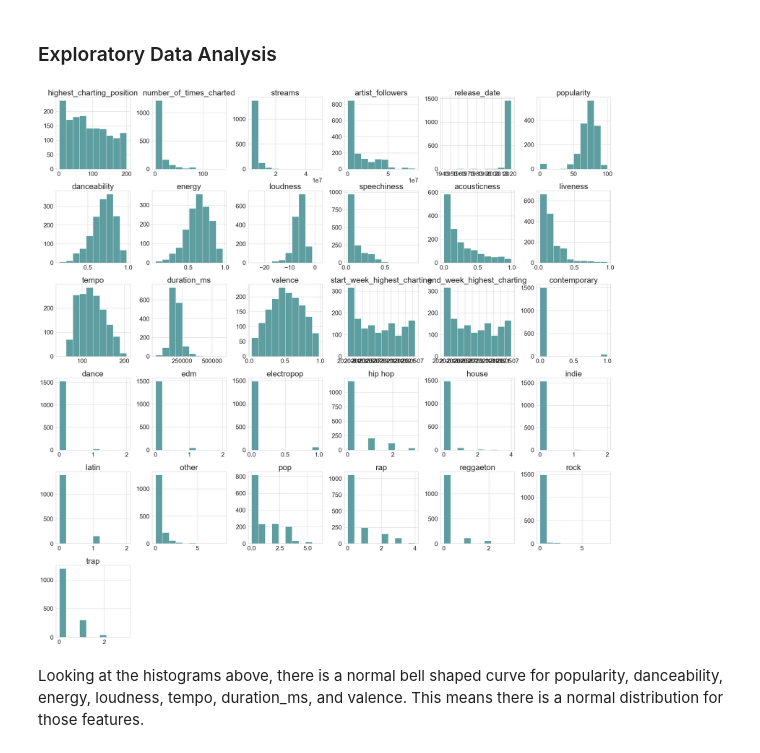
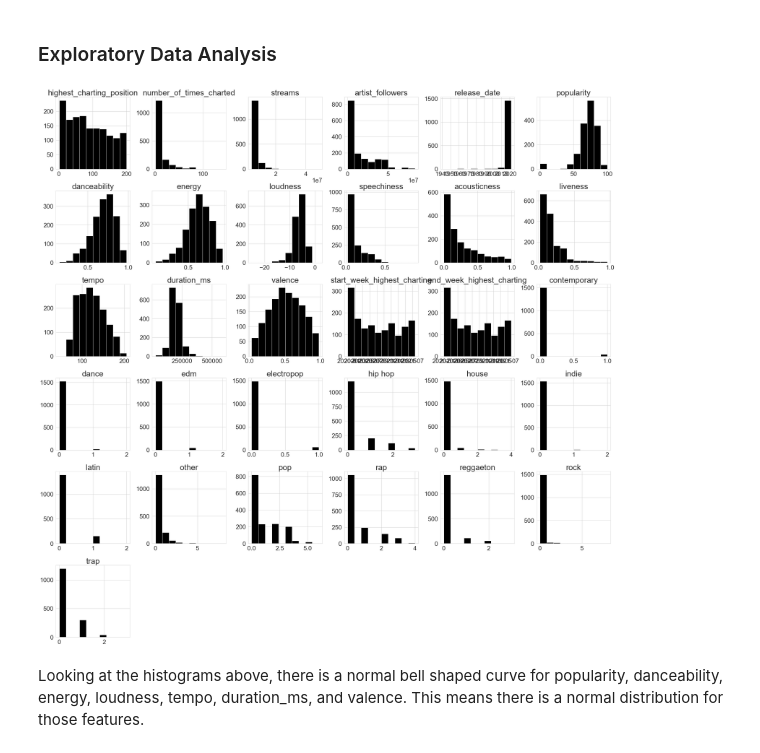
Before and after one commit to janiep/forktesting, a Jupyter notebook: capstone/01_Data_Cleaning_and_EDA.ipynb, the cells around one changed output. Saved outputs shown, nothing was run; the diff lists cells and outputs as text; code cells hidden in the pictures.

```diff
--- a/capstone/01_Data_Cleaning_and_EDA.ipynb
+++ b/capstone/01_Data_Cleaning_and_EDA.ipynb
@@ -564,12 +564,12 @@ All songs reflect the Spotify Top 200 Weekly Global Charts in 2020 and 2021.
 # %%
 params = {'axes.titlesize':'32',
           'xtick.labelsize':'25',
           'ytick.labelsize':'25',
          }
 plt.rcParams.update(params)
-df.hist(figsize=(40,40), color='cadetblue');
+df.hist(figsize=(40,40), color='black');
 # %% [output]
-[figure, old version]
+[figure, new version]
 # %% [markdown]
 Looking at the histograms above, there is a normal bell shaped curve for popularity, danceability, energy, loudness, tempo, duration_ms, and valence. This means there is a normal distribution for those features.
 # %% [markdown]
```
Also changed, not shown: parts of 33 cells of this notebook, 2 other files.
